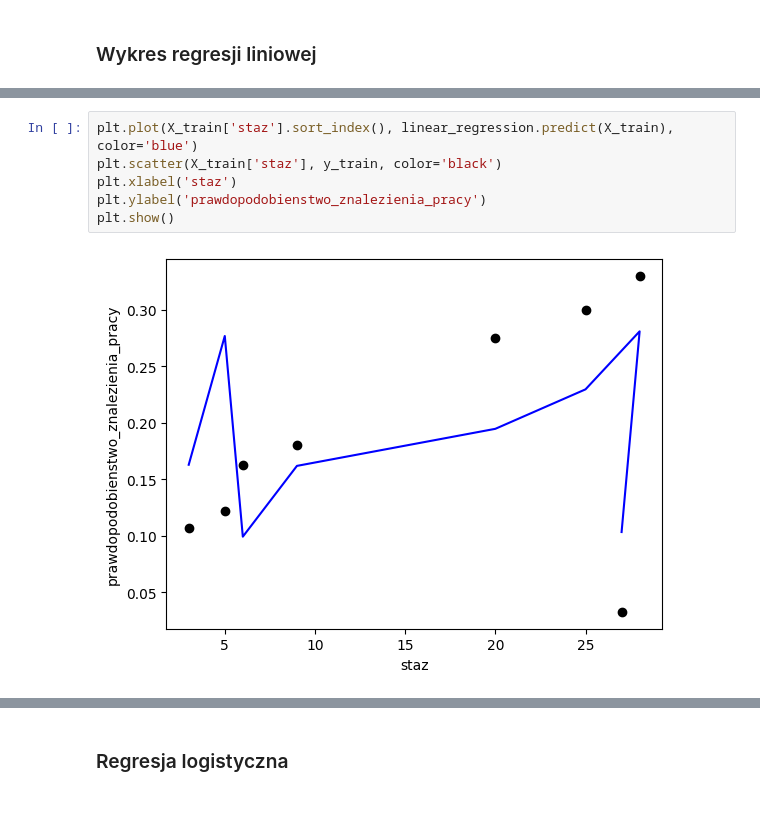
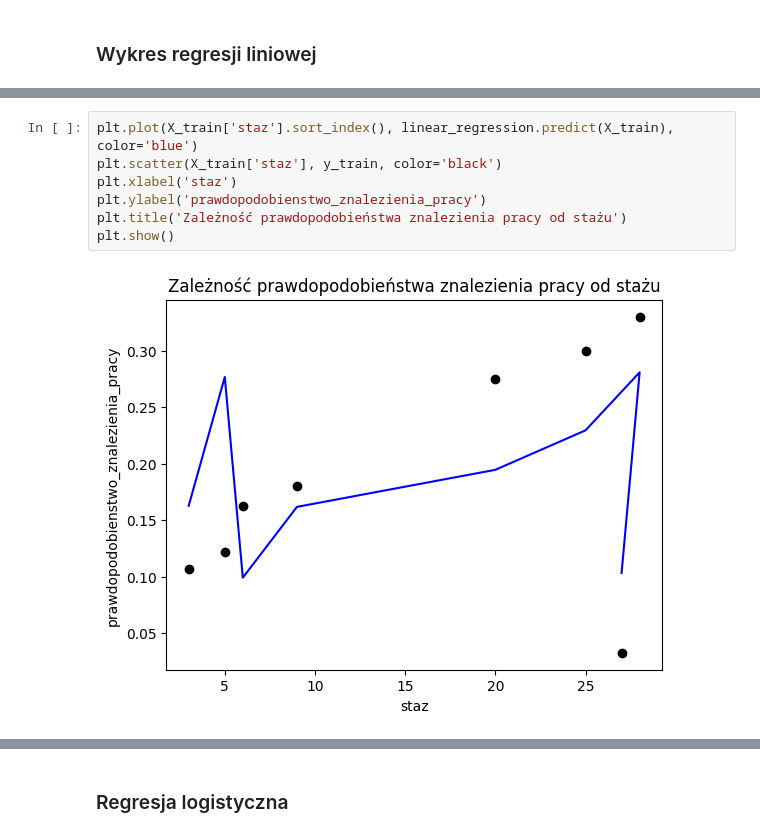
Before and after one commit to KubiakJakub01/data-mining-methods, a Jupyter notebook: notebooks/lab2/med_lab_2_zad_2.ipynb, the cells around one changed output, grey strips where cells are left out. Drawn from its saved outputs; the diff is of its cells as text; blank space fills up the shorter version.

```diff
--- a/notebooks/lab2/med_lab_2_zad_2.ipynb
+++ b/notebooks/lab2/med_lab_2_zad_2.ipynb
@@ -160,11 +162,12 @@ plt.show()
 # %%
 plt.plot(X_train['staz'].sort_index(), linear_regression.predict(X_train), color='blue')
 plt.scatter(X_train['staz'], y_train, color='black')
 plt.xlabel('staz')
 plt.ylabel('prawdopodobienstwo_znalezienia_pracy')
+plt.title('Zależność prawdopodobieństwa znalezienia pracy od stażu')
 plt.show()
 # %% [output]
-[figure, old version]
+[figure, new version]
 # %%
 plt.plot(sorted(X_test.index), linear_regression.predict(X_test), color='blue')
 plt.scatter(sorted(X_test.index), y_test, color='black')
```
Also changed, not shown: parts of 3 cells of this notebook, 1 other file.
